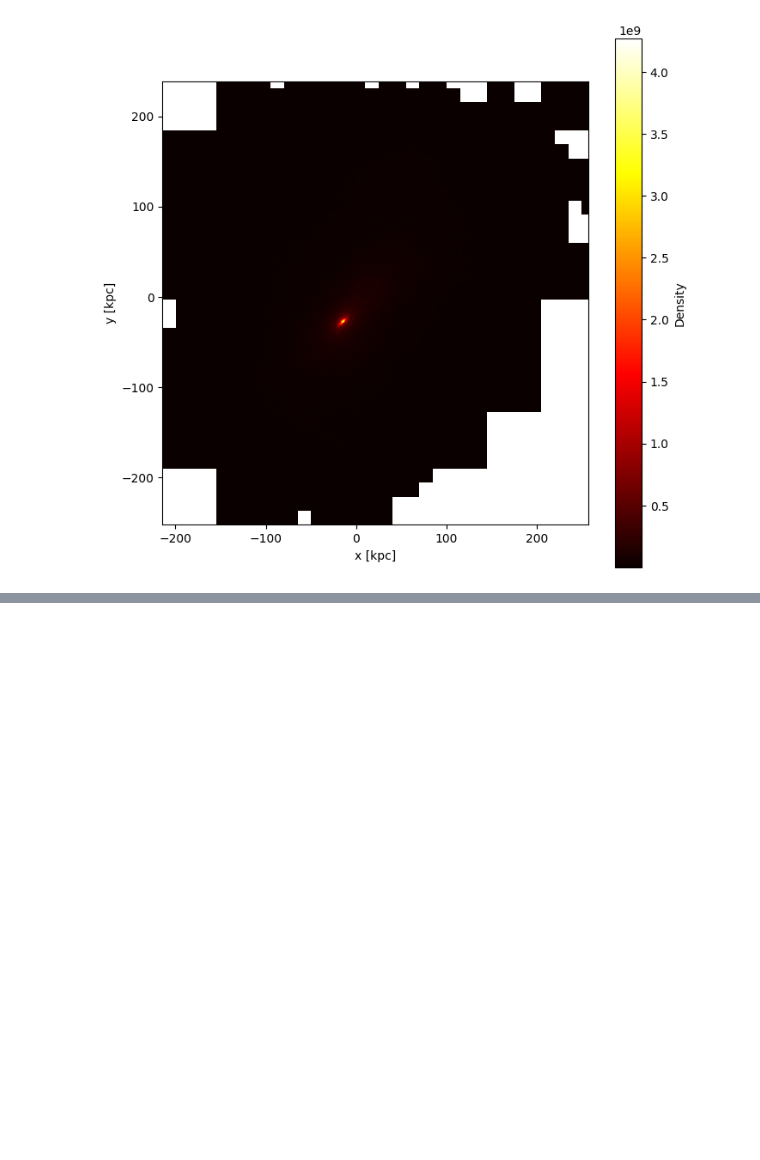
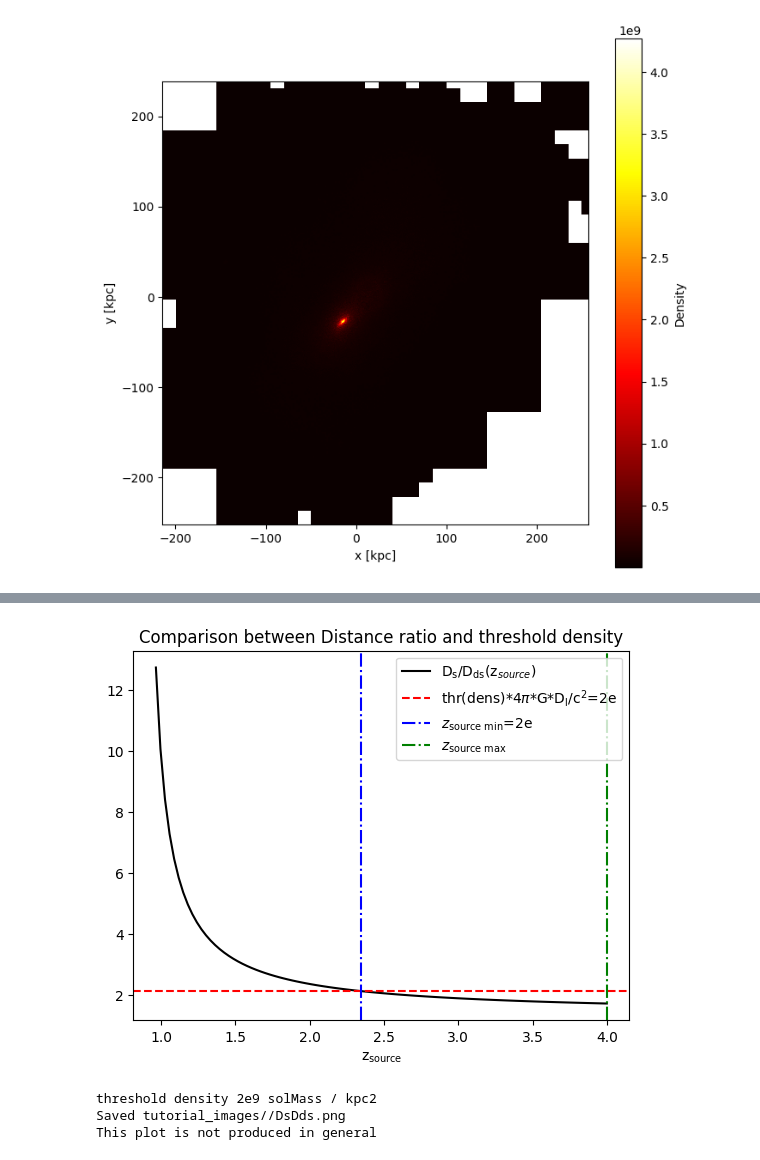
Before and after one commit to GiacomoQueirolo/EAGLE_Lensing, a Jupyter notebook: Tutorial.ipynb, the cells around one changed output, grey strips where cells are left out. Cells and saved outputs as stored; diff of their text form; code cells hidden in the pictures; blank space fills up the shorter version.

````diff
--- a/Tutorial.ipynb
+++ b/Tutorial.ipynb
@@ -238,11 +245,7 @@ We can then project these particles into a 2D mass distribution and verify if th
 # %%
-# all computations are done with the "run" call - here it loads prev. results
-lens_part.run()
 # we will still do the step "by hand"
-from particle_galaxy import get_rnd_PG,Gal2kwMXYZ,LoadGal
-from project_gal_AMR import Gal2kw_samples,ProjectionError
-from project_gal_AMR import get_2Dkappa_map,prep_Gal_projpath,projection_main_AMR
-
+from particle_galaxy import Gal2kwMXYZ
+from project_gal_AMR import projection_main_AMR
 
 # Read particles ONCE
 # kwargs of Msun, XYZ in kpc (explicitely) centered around Centre of Mass (CM)
@@ -256,5 +259,5 @@ kwres_proj = projection_main_AMR(Gal=lens_part.Gal,
                                        arcXkpc=lens_part.arcXkpc,
                                        verbose=verbose,
                                        save_res=False,
-                                       reload=lens_part.reload)
+                                       reload=True)
 # %% [output]
@@ -340,3 +332,48 @@ DsDds = np.array([angular_diameter_distance(z_s)./angular_diameter_distance_z1z2
 minimise     = np.abs(DsDds-thresh_DsDds)
 z_source_min = z_source_range[np.argmin(minimise)]
 ```
+# %%
+from project_gal_AMR import getDensAtRad
+min_thetaE_kpc = lens_part.min_thetaE/lens_part.arcXkpc
+z_source_max  =  lens_part.z_source_max
+
+cosmo = lens_part.cosmo
+z_lens = lens_part.z_lens
+
+dens_at_thetamin = getDensAtRad(kw_2Ddens,min_thetaE_kpc)
+thresh_dens = dens_at_thetamin
+thresh_dens  = ensure_unit(thresh_dens,u.Msun/(u.kpc**2))
+
+thresh_DsDds = thresh_dens*4*np.pi*const.G*cosmo.angular_diameter_distance(z_lens)/(const.c**2)
+thresh_DsDds = thresh_DsDds.to("").value #
+
+min_DsDds = cosmo.angular_diameter_distance(z_source_max)/cosmo.angular_diameter_distance_z1z2(z_lens,z_source_max) # this is the minimum
+min_DsDds = min_DsDds.to("").value # dimensionless
+
+z_source_range = np.linspace(z_lens+0.1,z_source_max,100) # it's a very smooth funct->
+DsDds = np.array([cosmo.angular_diameter_distance(z_s).to("Mpc").value/cosmo.angular_diameter_distance_z1z2(z_lens,z_s).to("Mpc").value for z_s in z_source_range])
+
+minimise     = np.abs(DsDds-thresh_DsDds)
+z_source_min = z_source_range[np.argmin(minimise)]
+
+fig_dsdds,ax = plt.subplots()
+ax.plot(z_source_range,DsDds,ls="-",c="k",label=r"D$_{\text{s}}$/D$_{\text{ds}}$(z$_{source}$)")
+ax.set_xlabel(r"z$_{\text{source}}$")
+ax.axhline(thresh_DsDds,ls="--",c="r",label=r"thr(dens)*4$\pi$*G*D$_{\text{l}}$/c$^2$="+str( short_SciNot(thresh_DsDds)))
+ax.axvline(z_source_min,ls="-.",c="b",label=r"$z_{\text{source min}}$="+str(short_SciNot(z_source_min)))
+ax.axvline(z_source_max,ls="-.",c="g",label=r"$z_{\text{source max}}$")
+ax.set_title("Comparison between Distance ratio and threshold density")
+ax.legend()
+name = "tutorial_images//DsDds.png"
+fig_dsdds.savefig(name)
+plt.show()
+
+plt.close(fig_dsdds)
+print("threshold density",short_SciNot(thresh_dens.value),thresh_dens.unit)
+print(f"Saved {name}")
+print("This plot is not produced in general")
+# %% [output]
+[figure, added]
+threshold density 2e9 solMass / kpc2
+Saved tutorial_images//DsDds.png
+This plot is not produced in general
````
Also changed, not shown: parts of 55 cells of this notebook, 6 other files.
